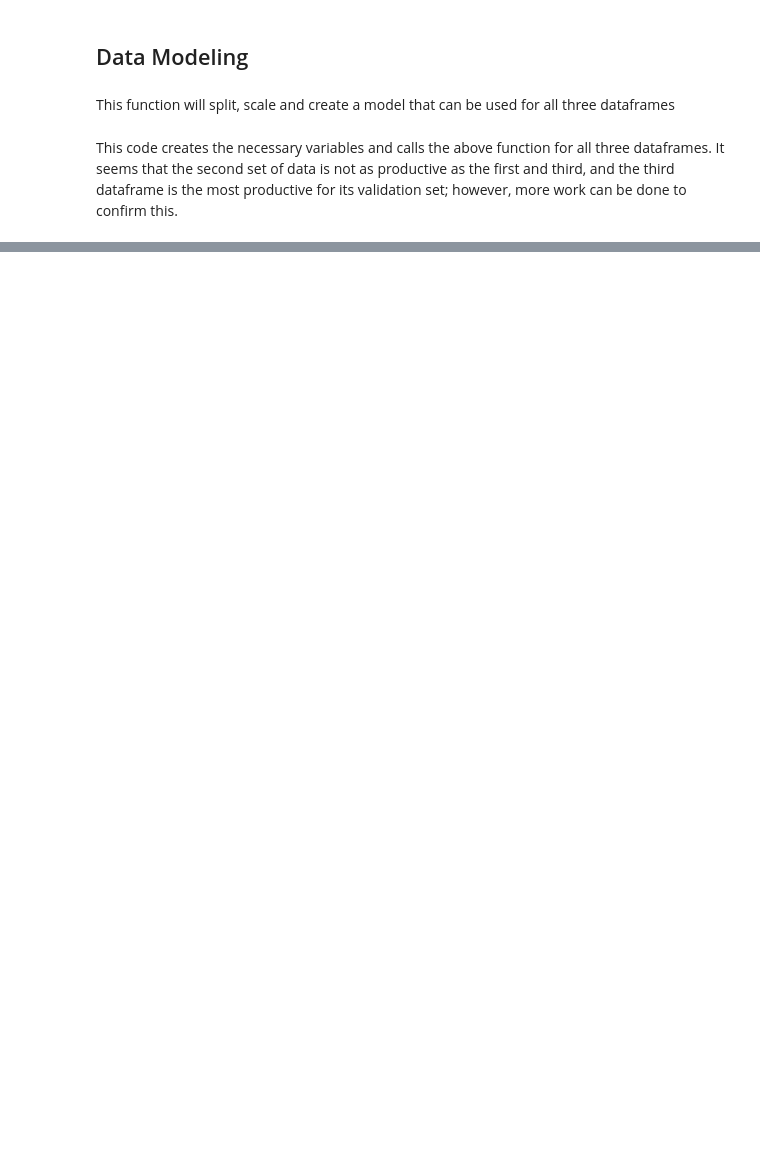
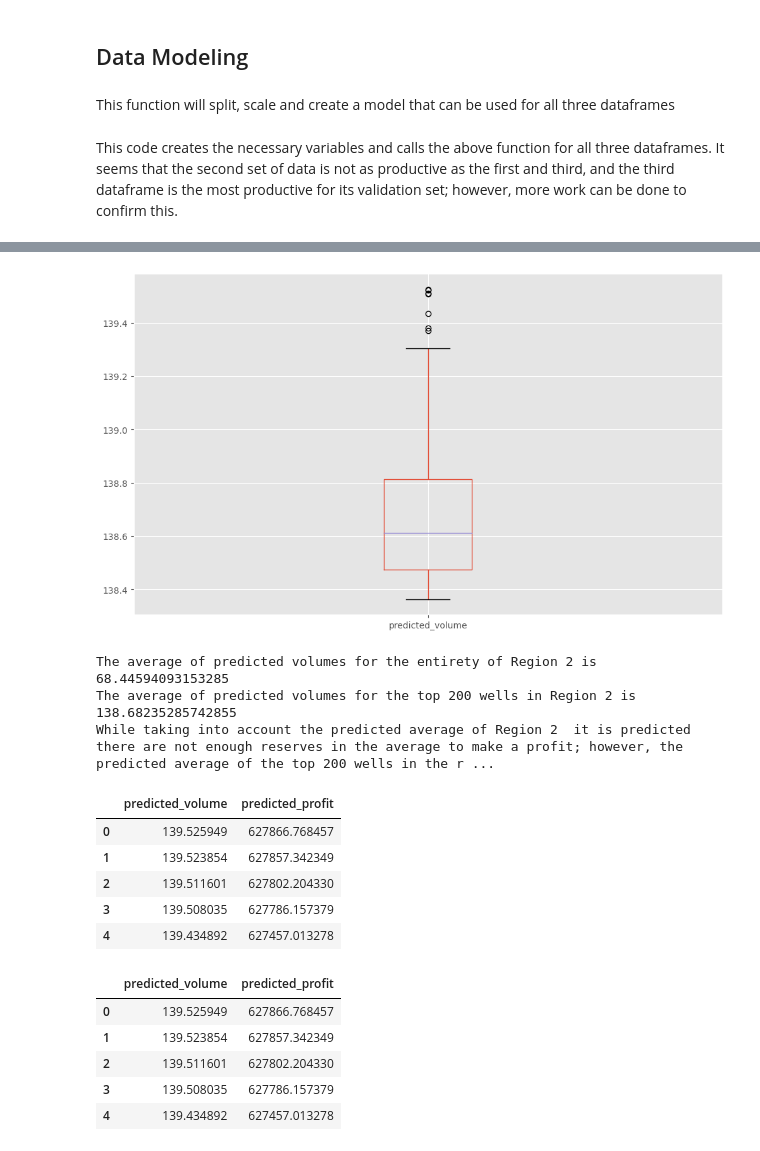
Before and after one commit to LDeYoung17/oily-giant-tripleten, a Jupyter notebook: notebooks/ML.ipynb, the cells around one changed output, grey strips where cells are left out. Cells and saved outputs as stored; diff of their text form; code cells hidden in the pictures; blank space fills up the shorter version.

```diff
--- a/notebooks/ML.ipynb
+++ b/notebooks/ML.ipynb
@@ -231,0 +407,19 @@ The average volume of production of the linear regression model on the validatio
+# %%
+selected_profit(geo1_model, geo1_volume, 'Region 2')
+# %% [output]
+[figure, added]
+The average of predicted volumes for the entirety of Region 2 is 68.44594093153285
+The average of predicted volumes for the top 200 wells in Region 2 is 138.68235285742855
+While taking into account the predicted average of Region 2  it is predicted there are not enough reserves in the average to make a profit; however, the predicted average of the top 200 wells in the r ...
+|  | predicted_volume | predicted_profit |
+| 0 | 139.525949 | 627866.768457 |
+| 1 | 139.523854 | 627857.342349 |
+| 2 | 139.511601 | 627802.204330 |
+| 3 | 139.508035 | 627786.157379 |
+| 4 | 139.434892 | 627457.013278 |
+|  | predicted_volume | predicted_profit |
+| 0 | 139.525949 | 627866.768457 |
+| 1 | 139.523854 | 627857.342349 |
+| 2 | 139.511601 | 627802.204330 |
+| 3 | 139.508035 | 627786.157379 |
+| 4 | 139.434892 | 627457.013278 |
```
Also changed, not shown: parts of 19 cells of this notebook.
